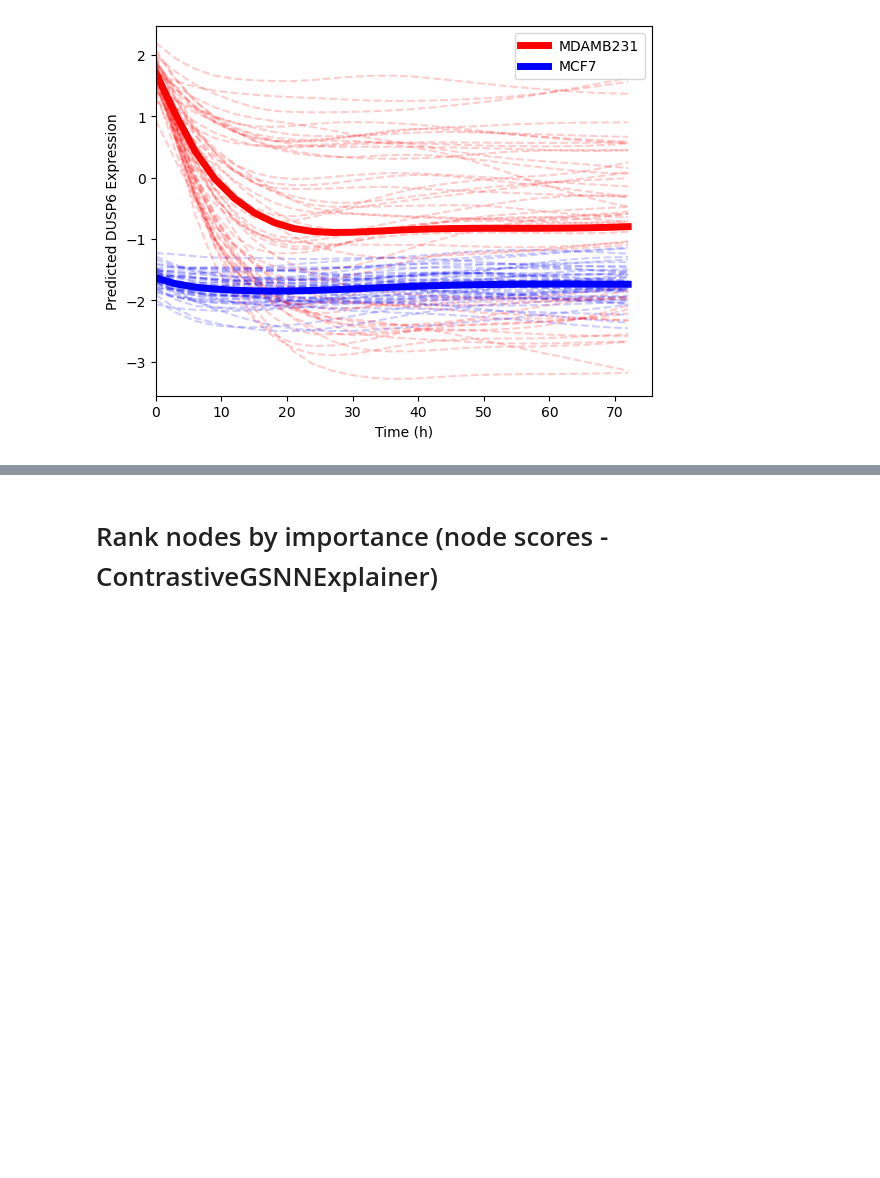
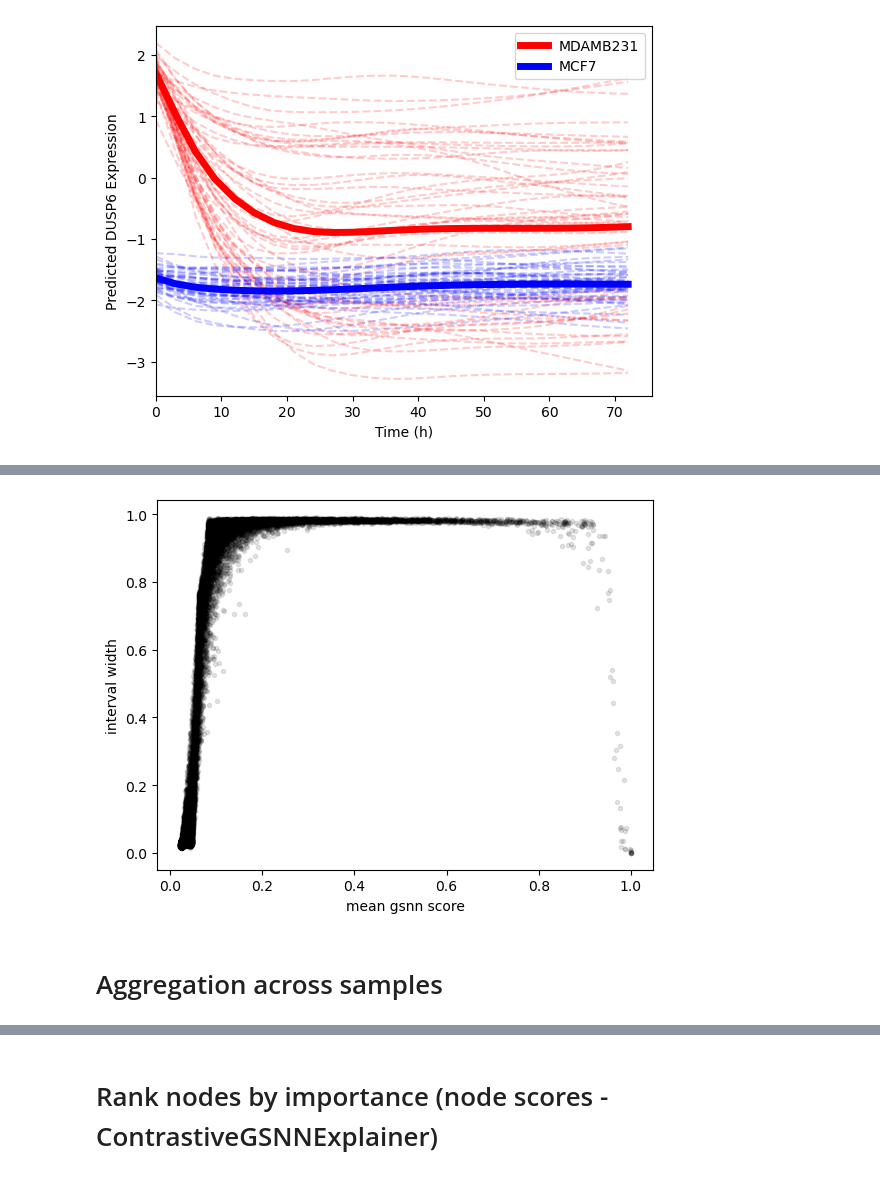
Before and after one commit to nathanieljevans/lincs-gsnn, a Jupyter notebook: notebooks/01_EXPLAIN__Trametinib_MAPK.ipynb, the cells around one changed output, grey strips where cells are left out. Drawn from its saved outputs; the diff is of its cells as text; code cells hidden in the pictures; blank space fills up the shorter version.

```diff
--- a/notebooks/01_EXPLAIN__Trametinib_MAPK.ipynb
+++ b/notebooks/01_EXPLAIN__Trametinib_MAPK.ipynb
@@ -96,3 +127,16 @@ plt.show()
+# %%
+mean_cge_scores = np.mean(cge_cres.values[:, 2:], axis=1).ravel()
+interval_width = np.quantile(cge_cres.values[:, 2:], [0.975], axis=1).ravel() - np.quantile(cge_cres.values[:, 2:], [0.025], axis=1).ravel()
+
+plt.figure()
+plt.plot(mean_cge_scores, interval_width, 'k.', alpha=0.1)
+plt.xlabel('mean gsnn score')
+plt.ylabel('interval width')
+plt.show()
+# %% [output]
+[figure, added]
+# %% [markdown]
+# Aggregation across samples
 # %%
 #cres = cres.fillna(0)
 cres_gsnn = cres[['source', 'target'] + [f'gsnn_score_sample_{i}' for i in range(50)]].fillna(0)
```
Also changed, not shown: parts of 18 cells of this notebook, 1 other file.
